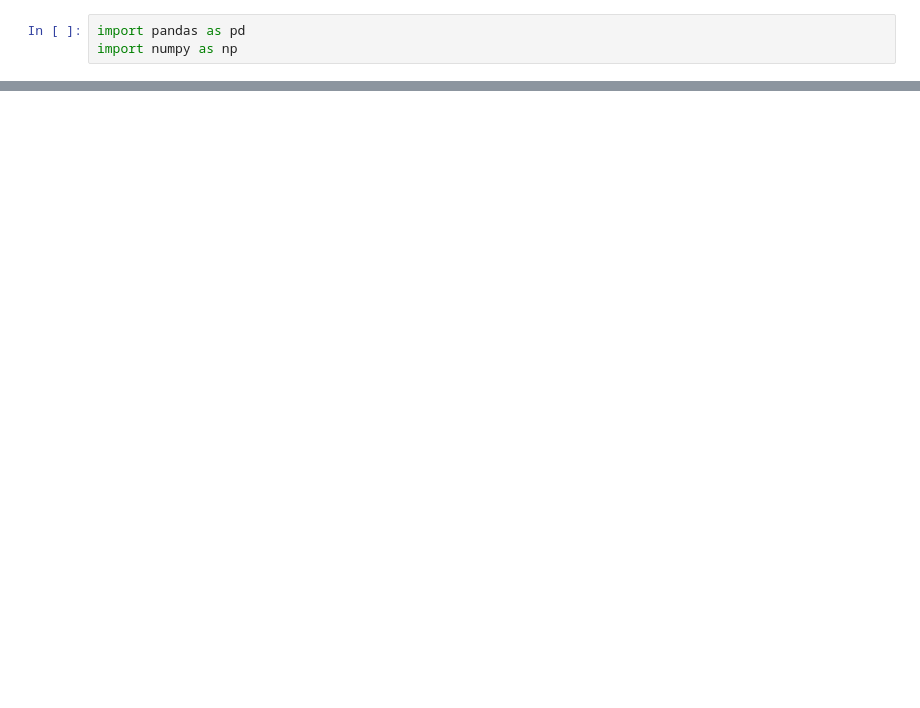
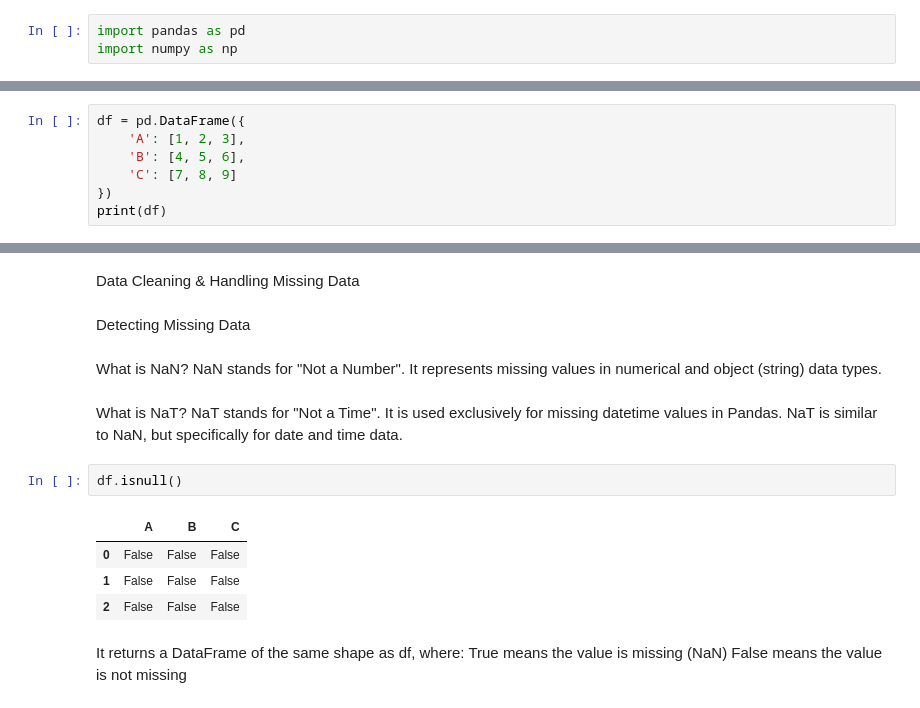
Before and after one commit to ahmed2402/Learning-Pandas, a Jupyter notebook: LEC 03.ipynb, the cells around one changed output, grey strips where cells are left out. Drawn from its saved outputs; the diff is of its cells as text; blank space fills up the shorter version.

```diff
--- a/LEC 03.ipynb
+++ b/LEC 03.ipynb
@@ -52,0 +14,7 @@ Index(['Name', 'Roll', 'Python', 'Excel', 'Power_bi', 'Pandas',
+# %%
+df = pd.DataFrame({
+    'A': [1, 2, 3],
+    'B': [4, 5, 6],
+    'C': [7, 8, 9]
+})
+print(df)
@@ -52,0 +51,24 @@ Index(['Name', 'Roll', 'Python', 'Excel', 'Power_bi', 'Pandas',
+# %% [markdown]
+Data Cleaning & Handling Missing Data
+# %% [markdown]
+Detecting Missing Data
+# %% [markdown]
+What is NaN?
+NaN stands for "Not a Number".
+It represents missing values in numerical and object (string) data types.
+# %% [markdown]
+What is NaT?
+NaT stands for "Not a Time".
+It is used exclusively for missing datetime values in Pandas.
+NaT is similar to NaN, but specifically for date and time data.
+# %%
+df.isnull()
+# %% [output]
+|  | A | B | C |
+| 0 | False | False | False |
+| 1 | False | False | False |
+| 2 | False | False | False |
+# %% [markdown]
+It returns a DataFrame of the same shape as df, where:
+True means the value is missing (NaN)
+False means the value is not missing
```
Also changed, not shown: parts of 138 cells of this notebook, 2 other files.
